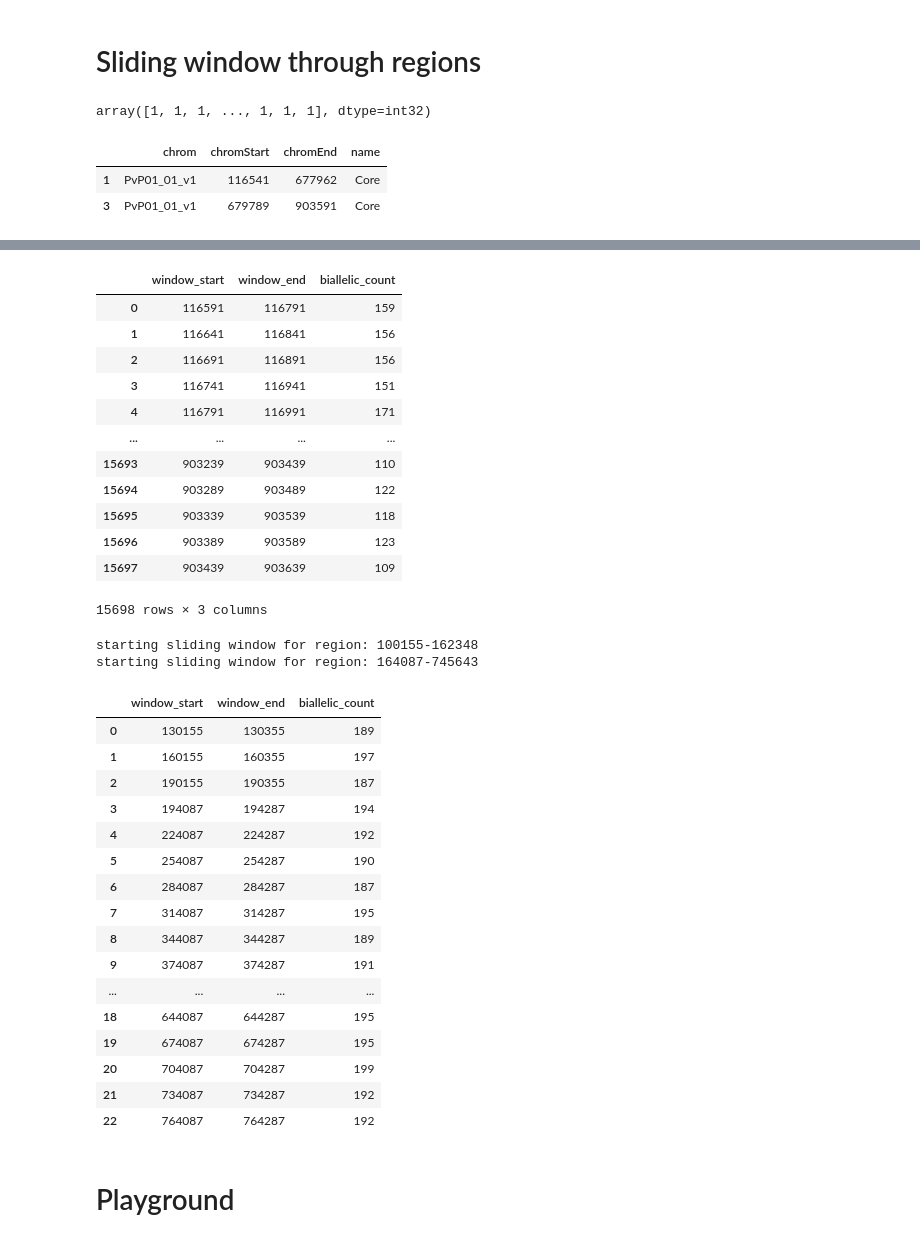
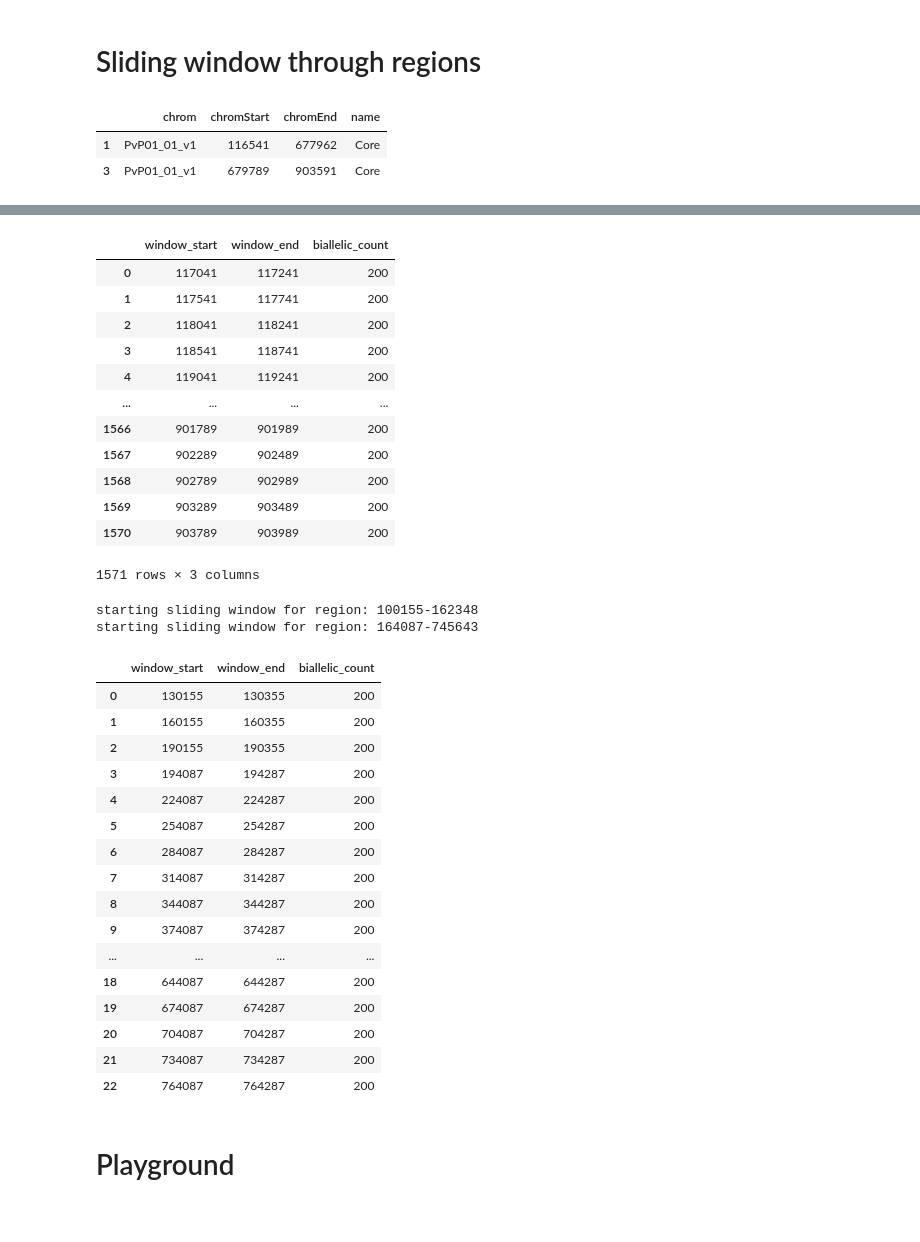
Before and after one commit to malariagen/pv-muhap, a Jupyter notebook: notebooks/marker_optimisation.ipynb, the cells around one changed output, grey strips where cells are left out. Cells and saved outputs as stored; diff of their text form; code cells hidden in the pictures.

Commit message:
Filter to biallelic in filtering section

```diff
--- a/notebooks/marker_optimisation.ipynb
+++ b/notebooks/marker_optimisation.ipynb
@@ -114,0 +80,4 @@ Data variables: (12/42)
+# %%
+biallelic_filter = (variant_dataset_filtered['variant_numalt']==1).data
+variant_dataset_filtered = variant_dataset_filtered.isel(variants=biallelic_filter)
+variant_dataset_filtered
@@ -158,27 +145,12 @@ def count_biallelic_snps_in_window(variant_dataset, window_start, window_end):
     # Subset variants into window
     variant_dataset_window = variant_dataset.sel(variants=slice(window_start, window_end)) #NEED TO CHECK THIS
     # Count biallelic alleles
-    biallelic_count = count_biallelic_snps(variant_dataset_window)
+    biallelic_count = variant_dataset_window.sizes['variants']
     return biallelic_count
-
-def count_biallelic_snps(variant_dataset):
-#     should be using variant_numalt instead - check with sasha that everything was on biallelic snps and if so move this to start filtering
-    biallelic_count = (variant_dataset['variant_numalt']==1).data.compute().sum()
-    # genotypes
-#     gt = allel.GenotypeDaskArray(variant_dataset["call_genotype"].data)
-#     # allele counts
-#     ac = gt.count_alleles(max_allele=3).compute() #can this change to 2?
-#     # Count biallelic
-#     biallelic_count = ac.is_biallelic().sum()
-    return biallelic_count
-# %%
-variant_dataset_filtered['variant_numalt'].data.compute()
-# %% [output]
-array([1, 1, 1, ..., 1, 1, 1], dtype=int32)
 # %%
 # Set variables
 window_length = 200
-step = 50 # change this to step
+step = 500 # change this to step
 # %%
 # Do this for one chrom just now
 chrom = 'PvP01_01_v1'
@@ -211,7 +183,7 @@ for index, row in core_region_df.iterrows():
     while window_end <= region_end: # should it just be less than? # scikit allel has some functions to do this - pass function, window size and step
 #         https://scikit-allel.readthedocs.io/en/v1.3.3/stats/window.html
         # calculate biallelic snps in window
-        biallelic_count = count_biallelic_snps_in_window(filtered_variant_dataset, window_start, window_end)
+        biallelic_count = count_biallelic_snps_in_window(variant_dataset_filtered, window_start, window_end)
 
         window_start += step
         window_end = window_start + window_length
@@ -231,16 +203,16 @@ Wall time: 34min 3s
 |  | window_start | window_end | biallelic_count |
-| 0 | 116591 | 116791 | 159 |
-| 1 | 116641 | 116841 | 156 |
-| 2 | 116691 | 116891 | 156 |
-| 3 | 116741 | 116941 | 151 |
-| 4 | 116791 | 116991 | 171 |
+| 0 | 117041 | 117241 | 200 |
+| 1 | 117541 | 117741 | 200 |
+| 2 | 118041 | 118241 | 200 |
+| 3 | 118541 | 118741 | 200 |
+| 4 | 119041 | 119241 | 200 |
 | ... | ... | ... | ... |
-| 15693 | 903239 | 903439 | 110 |
-| 15694 | 903289 | 903489 | 122 |
-| 15695 | 903339 | 903539 | 118 |
-| 15696 | 903389 | 903589 | 123 |
-| 15697 | 903439 | 903639 | 109 |
+| 1566 | 901789 | 901989 | 200 |
+| 1567 | 902289 | 902489 | 200 |
+| 1568 | 902789 | 902989 | 200 |
+| 1569 | 903289 | 903489 | 200 |
+| 1570 | 903789 | 903989 | 200 |
-15698 rows × 3 columns
+1571 rows × 3 columns
 # %%
 def sliding_window_stats(variant_dataset, chrom, region_df, window_length=200, step=50):
     # Do I add in filtering for pass here?
@@ -277,26 +249,27 @@ def sliding_window_stats(variant_dataset, chrom, region_df, window_length=200, s
                                  ignore_index=True)
     return results_df
 # %%
+%%time
 sliding_window_stats(variant_dataset_filtered, 'PvP01_02_v1', pv4_regions, step= 30000)
 # %% [output]
 starting sliding window for region: 100155-162348
 starting sliding window for region: 164087-745643
 |  | window_start | window_end | biallelic_count |
-| 0 | 130155 | 130355 | 189 |
-| 1 | 160155 | 160355 | 197 |
-| 2 | 190155 | 190355 | 187 |
-| 3 | 194087 | 194287 | 194 |
-| 4 | 224087 | 224287 | 192 |
-| 5 | 254087 | 254287 | 190 |
-| 6 | 284087 | 284287 | 187 |
-| 7 | 314087 | 314287 | 195 |
-| 8 | 344087 | 344287 | 189 |
-| 9 | 374087 | 374287 | 191 |
+| 0 | 130155 | 130355 | 200 |
+| 1 | 160155 | 160355 | 200 |
+| 2 | 190155 | 190355 | 200 |
+| 3 | 194087 | 194287 | 200 |
+| 4 | 224087 | 224287 | 200 |
+| 5 | 254087 | 254287 | 200 |
+| 6 | 284087 | 284287 | 200 |
+| 7 | 314087 | 314287 | 200 |
+| 8 | 344087 | 344287 | 200 |
+| 9 | 374087 | 374287 | 200 |
 | ... | ... | ... | ... |
-| 18 | 644087 | 644287 | 195 |
-| 19 | 674087 | 674287 | 195 |
-| 20 | 704087 | 704287 | 199 |
-| 21 | 734087 | 734287 | 192 |
-| 22 | 764087 | 764287 | 192 |
+| 18 | 644087 | 644287 | 200 |
+| 19 | 674087 | 674287 | 200 |
+| 20 | 704087 | 704287 | 200 |
+| 21 | 734087 | 734287 | 200 |
+| 22 | 764087 | 764287 | 200 |
 # %% [markdown]
 # Playground
```
Also changed, not shown: parts of 26 cells of this notebook.
